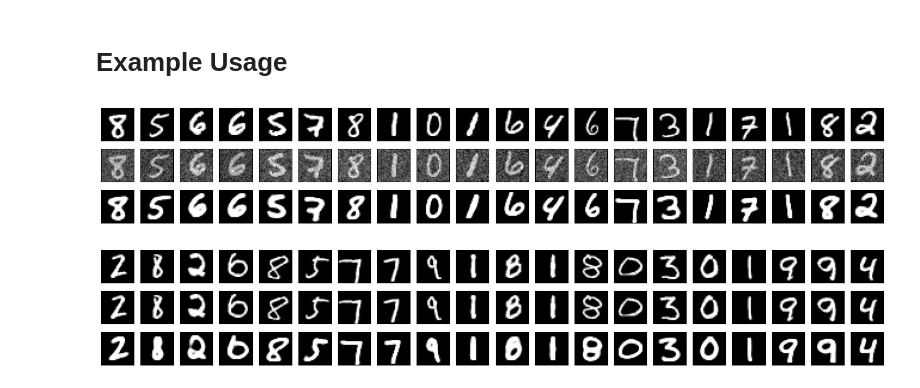
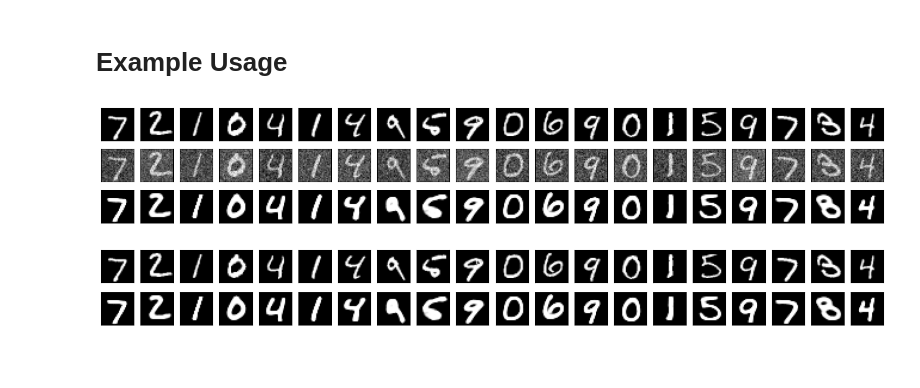
Before and after one commit to taimoon/deep-learning-note, a Jupyter notebook: MNIST AUTOENCODER.ipynb, the cells around one changed output. Saved outputs shown, nothing was run; the diff lists cells and outputs as text; code cells hidden in the pictures; blank space fills up the shorter version.

```diff
--- a/MNIST AUTOENCODER.ipynb
+++ b/MNIST AUTOENCODER.ipynb
@@ -33,8 +40,0 @@ steps_per_epoch = len(train_dataloader)
-# %%
-train_dataloader = DataLoader(training_data,batch_size=128,drop_last=True)
-test_dataloader = DataLoader(test_data,batch_size=128,drop_last=True)
-steps_per_epoch = len(train_dataloader)
-print_shape = lambda X,y: print(f"Shape of X [N, C, H, W]: {X.shape}\n"
-                                f"Shape of y: {y.shape} {y.dtype}")
-print_shape(*next(iter(train_dataloader)))
-print_shape(*next(iter(test_dataloader)))
@@ -45,0 +43,12 @@ Shape of y: torch.Size([128]) torch.int64
+# %%
+def visualize_rows(*rows,n=20):
+    fig,axs = plt.subplots(len(rows),n,
+                           figsize=(n,len(rows)))
+    for ax in axs.flatten():
+        ax.set_xticks([])
+        ax.set_yticks([])
+
+    for ax_r,row in zip(axs,rows):
+        for ax, img in zip(ax_r,row):
+            ax.imshow(img,cmap='gray')
+    plt.show()
@@ -51,6 +73,7 @@ from torch import nn
 class MNIST_Encoder(nn.Module):
     def __init__(self,output_size) -> None:
         super(MNIST_Encoder,self).__init__()
+        self.output_size = output_size
         self.conv = nn.Sequential(
             nn.Conv2d(1, 12, kernel_size=3),
             nn.BatchNorm2d(12),
@@ -75,6 +98,7 @@ class MNIST_Encoder(nn.Module):
             nn.BatchNorm1d(output_size),
             nn.ReLU(),
         )
+
     def forward(self,x):
         x = self.conv(x)
         x = self.encoder(x)
@@ -82,6 +106,7 @@ class MNIST_Encoder(nn.Module):
 
 class MNIST_Decoder(nn.Module):
     def __init__(self,input_size,ngf=64,channel_num=1) -> None:
+        self.input_size =  input_size
         super(MNIST_Decoder,self).__init__()
         # number of generator filters
         self.decoder = nn.Sequential(
@@ -280,7 +268,7 @@ Autoencoder(
 # Example Usage
 # %%
 with torch.no_grad():
-    X,_ = next(dat)
+    X,_ = next(iter(test_dataloader))
     noise_X = noising(X,0.2)
 
     code = model.encode(noise_X.to(device))
@@ -289,20 +277,20 @@ with torch.no_grad():
     noise_X = noise_X.view(noise_X.size(0),28,28)
     X = X.view(X.size(0),28,28)
     decoded = decoded.view(X.size(0),28,28)
+
     visualize_rows(X,noise_X,decoded)
 # %% [output]
-[figure, old version]
+[figure, new version]
 # %%
 with torch.no_grad():
-    X,_ = next(dat)
-    noise_X = noising(X,0)
+    X,_ = next(iter(test_dataloader))
 
-    code = model.encode(noise_X.to(device))
+    code = model.encode(X.to(device))
+
     decoded = model.decode(code).to('cpu')
-
-    noise_X = noise_X.view(noise_X.size(0),28,28)
     X = X.view(X.size(0),28,28)
     decoded = decoded.view(X.size(0),28,28)
-    visualize_rows(X,noise_X,decoded)
+
+    visualize_rows(X,decoded)
 # %% [output]
-[figure, old version]
+[figure, new version]
```
Also changed, not shown: parts of 18 cells of this notebook.
